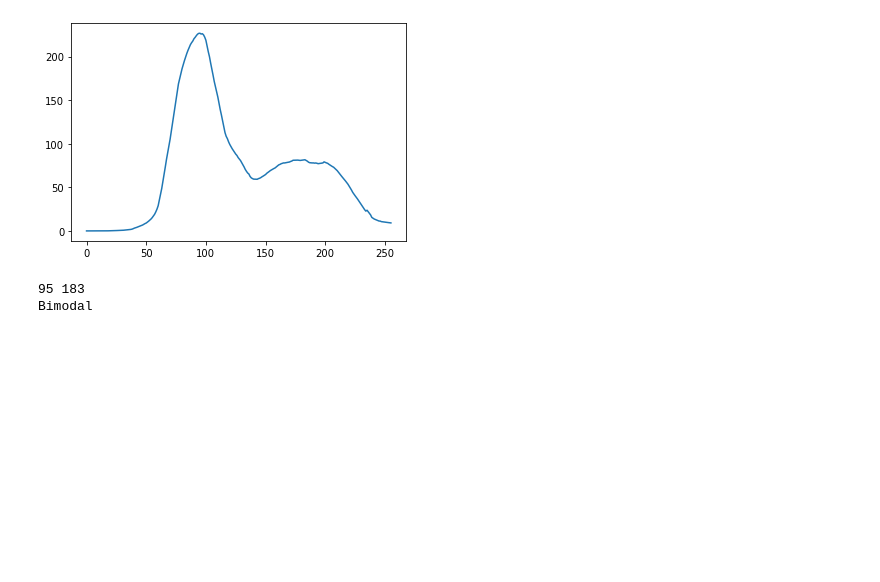
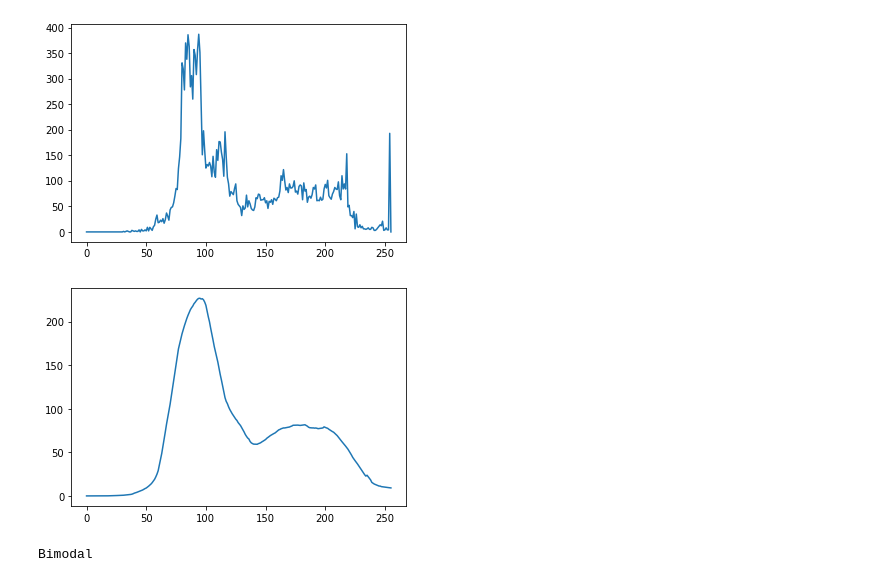
Before and after one commit to g-batalhao-a/DIA, a Jupyter notebook: Assignment 1/skin_enhancement.ipynb, the cells around one changed output. Drawn from its saved outputs; the diff is of its cells as text; code cells hidden in the pictures; blank space fills up the shorter version.

```diff
--- a/Assignment 1/skin_enhancement.ipynb
+++ b/Assignment 1/skin_enhancement.ipynb
@@ -126,22 +145,31 @@ def wls_filter(img_l,alpha=1.0,l=0.5, eps=sys.float_info.epsilon):
 import matplotlib.pyplot as plt
 from scipy.signal import argrelextrema
 
-#Change params depending on smoothing
+# Smooth histogram to easily find peaks
+
+
 def smoothing(skin):
     intensity = (skin*255).clip(0, 255).astype(np.uint8)
     hist = cv2.calcHist([intensity], [0], None, [256], [1, 256])
+    plt.plot(hist)
+    plt.show()
     histT_list = hist.T.ravel()
     return np.correlate(histT_list, cv2.getGaussianKernel(
         40, 20).ravel(), 'same')
+
+# Finds highest peak i  a region
 
 
 def find_accurate_peaks(hist):
     return argrelextrema(hist, np.greater_equal, order=1)[0]
 
-def find_s_peak(l,r,left,right,peaks,f_peak):
+# Find second highest peak
+
+
+def find_s_peak(l, r, left, right, peaks, f_peak):
     s_peak = None
     if len(left) > 0 and len(right) > 0:
-        if left[0]<right[-1]:
+        if left[0] < right[-1]:
             s_peak = l[left[0]]
         else:
             s_peak = r[right[-1]]
@@ -155,16 +183,19 @@ def find_s_peak(l,r,left,right,peaks,f_peak):
         s_peak = peaks[dist]
     return s_peak
 
+# Check if histogram is bimodal and return both peaks and midpoint
+
 
 def bimodal_check(hist):
     peaks = argrelextrema(hist, np.greater, order=3)[0]
-    if len(peaks) < 2: return False, None, None, None
+    if len(peaks) < 2:
+        return False, None, None, None
     f_peak = np.argmax(hist[peaks])
     left, right = peaks[:f_peak], peaks[f_peak+1:]
-    true_left, true_right = find_accurate_peaks(hist[left]), find_accurate_peaks(hist[right])
-    s_peak = find_s_peak(left,right,true_left,true_right,peaks,f_peak)
+    true_left, true_right = find_accurate_peaks(
+        hist[left]), find_accurate_peaks(hist[right])
+    s_peak = find_s_peak(left, right, true_left, true_right, peaks, f_peak)
     d, b = peaks[f_peak] if peaks[f_peak] < s_peak else s_peak, peaks[f_peak] if peaks[f_peak] > s_peak else s_peak
-    print(d,b)
     m = np.argmin(hist[d:b])+d
     return True, d, m, b
 # %%
@@ -265,8 +320,8 @@ def correct_face(img,face,skin_mask):
     return cv2.cvtColor(lab, cv2.COLOR_Lab2BGR)
 # %%
-img_out = correct_face(image,face,final_skin_mask)
+img_out = correct_face(image)
 # %% [output]
-[figure, old version]
+[figure, new version]
+[figure, added]
-95 183
 Bimodal
 # %%
```
Also changed, not shown: parts of 7 cells of this notebook, 8 other files.
